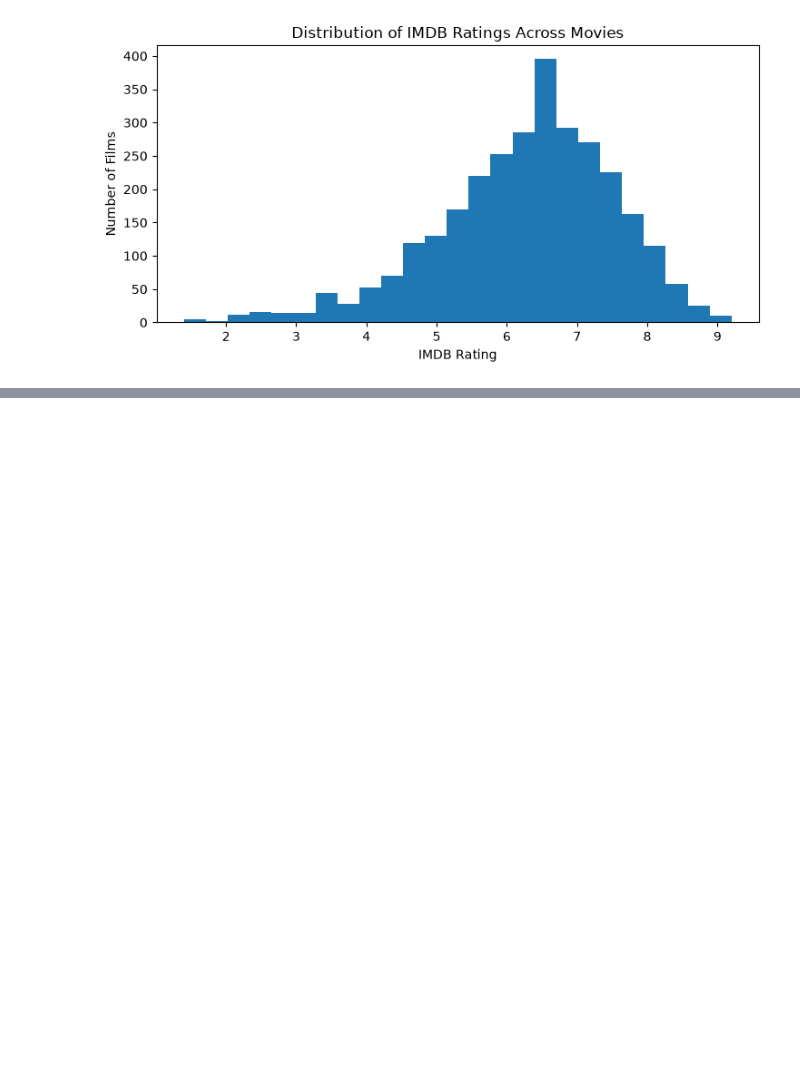
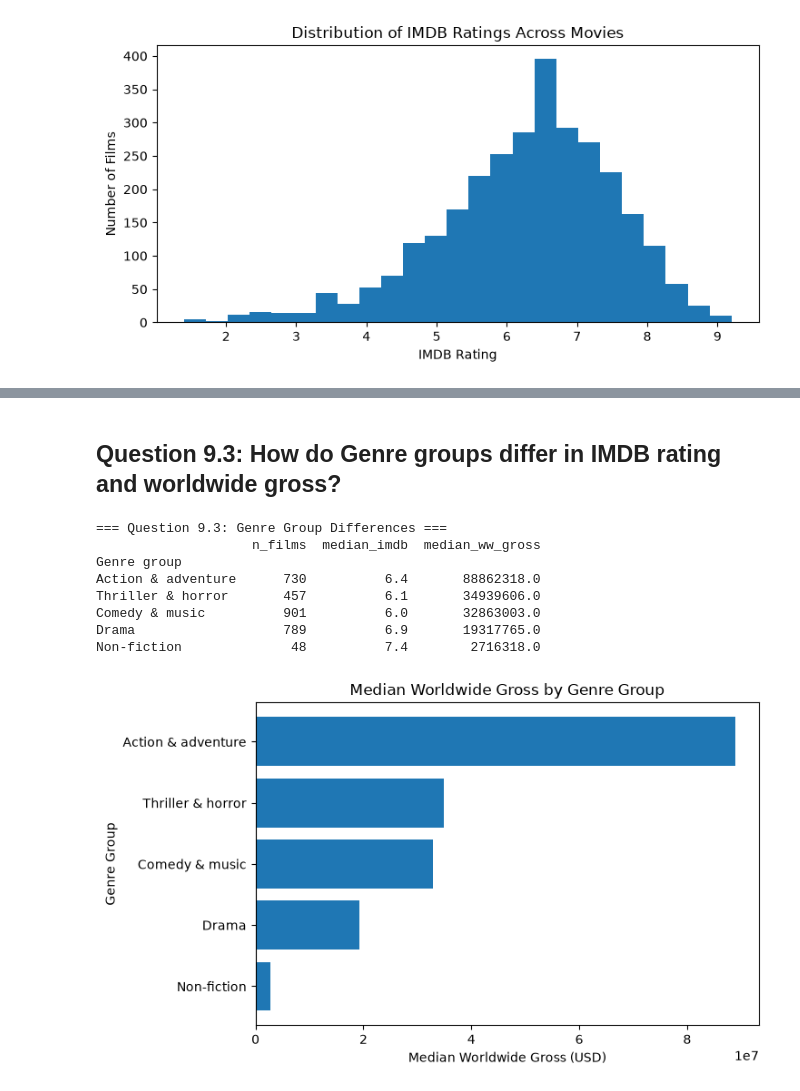
Before and after one commit to Novica-GH/Lexicon_2026-27, a Jupyter notebook: 6. Data analysis ana Visualisation/Projekt_InDa_Movie.ipynb, the cells around one changed output, grey strips where cells are left out. Drawn from its saved outputs; the diff is of its cells as text; code cells hidden in the pictures; blank space fills up the shorter version.

```diff
--- a/6. Data analysis ana Visualisation/Projekt_InDa_Movie.ipynb
+++ b/6. Data analysis ana Visualisation/Projekt_InDa_Movie.ipynb
@@ -631,0 +762,38 @@ ideas). Answer each one with numbers and a chart, and write the answer in a sent
+# %% [markdown]
+## Question 9.3: How do Genre groups differ in IMDB rating and worldwide gross?
+# %%
+# ==============================================================================
+# Question 3: How do Genre groups differ in IMDB rating and worldwide gross?
+# ==============================================================================
+
+genre_summary = (
+    merged.dropna(subset=['Genre group'])
+    .groupby('Genre group')
+    .agg(
+        n_films=('Title', 'count'),
+        median_imdb=('IMDB Rating', 'median'),
+        median_ww_gross=('Worldwide Gross', 'median')
+    )
+    .sort_values('median_ww_gross', ascending=False)
+)
+
+print("\n=== Question 9.3: Genre Group Differences ===")
+print(genre_summary.round({'median_imdb': 2, 'median_ww_gross': 0}))
+
+fig, ax = plt.subplots(figsize=(7.5, 4.5))
+ax.barh(genre_summary.index[::-1], genre_summary['median_ww_gross'].iloc[::-1])
+ax.set_title('Median Worldwide Gross by Genre Group')
+ax.set_xlabel('Median Worldwide Gross (USD)')
+ax.set_ylabel('Genre Group')
+plt.tight_layout()
+plt.show()
+# %% [output]
+=== Question 9.3: Genre Group Differences ===
+                    n_films  median_imdb  median_ww_gross
+Genre group
+Action & adventure      730          6.4       88862318.0
+Thriller & horror       457          6.1       34939606.0
+Comedy & music          901          6.0       32863003.0
+Drama                   789          6.9       19317765.0
+Non-fiction              48          7.4        2716318.0
+[figure, added]
```
Also changed, not shown: parts of 13 cells of this notebook, 1 other file.
